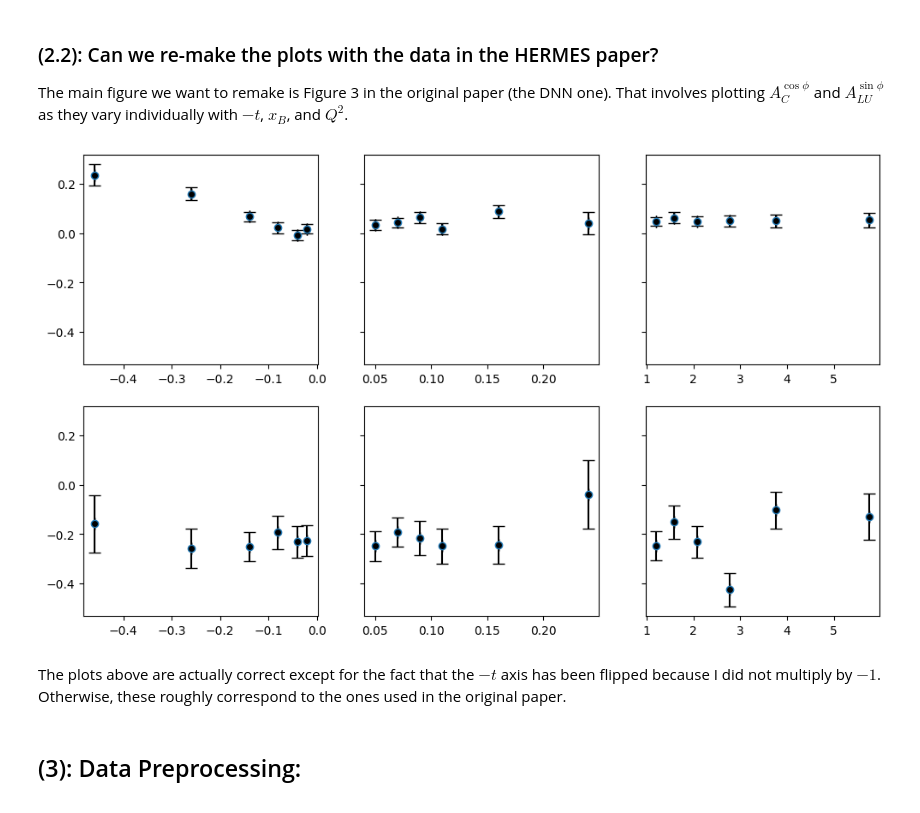
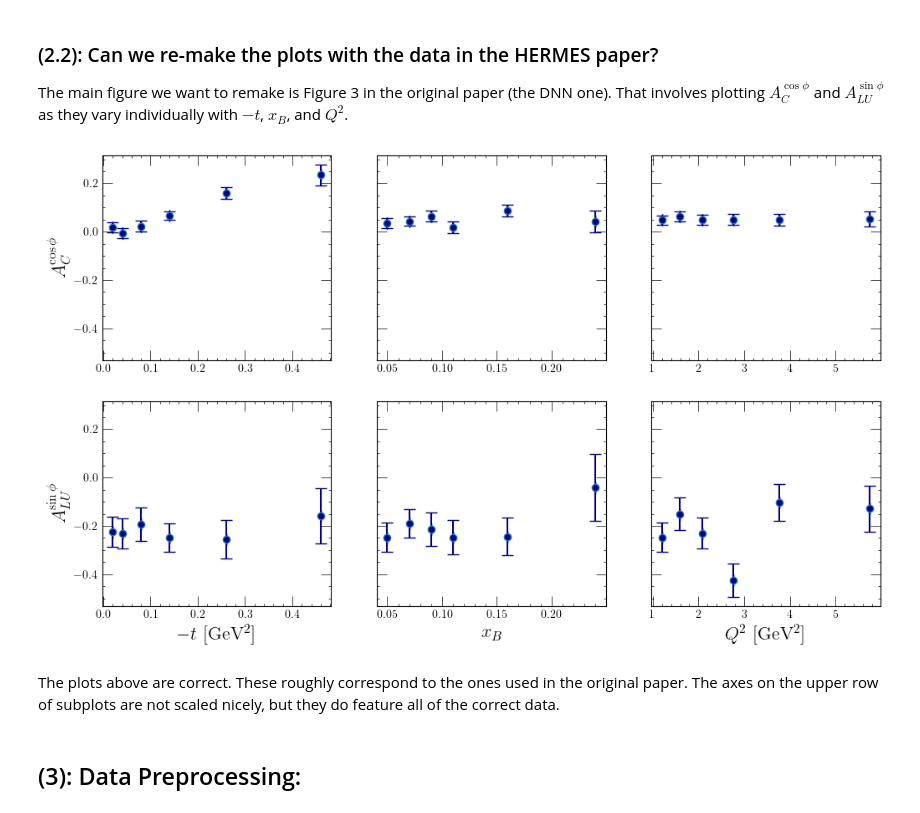
Before and after one commit to JayDanielsss/gpd_dnn, a Jupyter notebook: kms_nn_dvcs_2011/dvcs_cff_h_2011.ipynb, the cells around one changed output. Cells and saved outputs as stored; diff of their text form; code cells hidden in the pictures.

```diff
--- a/kms_nn_dvcs_2011/dvcs_cff_h_2011.ipynb
+++ b/kms_nn_dvcs_2011/dvcs_cff_h_2011.ipynb
@@ -16,2 +36,22 @@ from scipy.integrate import quad
+# %%
+plt.rcParams.update({
+    "text.usetex": True,
+    "font.family": "serif",
+})
+
+plt.rcParams['xtick.direction'] = 'in'
+plt.rcParams['xtick.major.size'] = 8.5
+plt.rcParams['xtick.major.width'] = 0.5
+plt.rcParams['xtick.minor.size'] = 2.5
+plt.rcParams['xtick.minor.width'] = 0.5
+plt.rcParams['xtick.minor.visible'] = True
+plt.rcParams['xtick.top'] = True
+plt.rcParams['ytick.direction'] = 'in'
+plt.rcParams['ytick.major.size'] = 8.5
+plt.rcParams['ytick.major.width'] = 0.5
+plt.rcParams['ytick.minor.size'] = 2.5
+plt.rcParams['ytick.minor.width'] = 0.5
+plt.rcParams['ytick.minor.visible'] = True
+plt.rcParams['ytick.right'] = True
 # %% [markdown]
 ## (2): Data Collection:
@@ -44,25 +88,25 @@ The main figure we want to remake is Figure 3 in the original paper (the DNN one
 fig, ax = plt.subplots(2, 3, sharey = True, figsize = (12, 7))
 
 ax[0][0].errorbar(
-    bca_1_data["-t"].iloc[:6],
+    -1. * bca_1_data["-t"].iloc[:6],
     bca_1_data["bca_1"].iloc[:6],
     xerr = 0.0,
     yerr = bca_1_data["bca_1_stat_plus"].iloc[:6],
     marker = 'o',
-    markerfacecolor = 'black',
+    markerfacecolor = '#000080',
     linestyle = "none",
-    ecolor = "black",
+    ecolor = "#000080",
     capsize = 5.)
 
 ax[1][0].errorbar(
-    bsa_1_data["-t"].iloc[:6],
+    -1.* bsa_1_data["-t"].iloc[:6],
     bsa_1_data["a_sin_lu_i_1"].iloc[:6],
     xerr = 0.0,
     yerr = bsa_1_data["a_sin_lu_i_1_stat_plus"].iloc[:6],
     marker = 'o',
-    markerfacecolor = 'black',
+    markerfacecolor = '#000080',
     linestyle = "none",
-    ecolor = "black",
+    ecolor = "#000080",
     capsize = 5.)
 
 ax[0][1].errorbar(
@@ -71,9 +115,9 @@ ax[0][1].errorbar(
     xerr = 0.0,
     yerr = bca_1_data["bca_1_stat_plus"].iloc[6:6+6],
     marker = 'o',
-    markerfacecolor = 'black',
+    markerfacecolor = '#000080',
     linestyle = "none",
-    ecolor = "black",
+    ecolor = "#000080",
     capsize = 5.)
 
 ax[1][1].errorbar(
@@ -81,43 +125,53 @@ ax[1][1].errorbar(
     bsa_1_data["a_sin_lu_i_1"].iloc[6:6+6],
     xerr = 0.0,
     yerr = bsa_1_data["a_sin_lu_i_1_stat_plus"].iloc[6:6+6],
     marker = 'o',
-    markerfacecolor = 'black',
+    markerfacecolor = '#000080',
     linestyle = "none",
-    ecolor = "black",
+    ecolor = "#000080",
     capsize = 5.)
 
 ax[0][2].errorbar(
     bca_1_data["q_squared"].iloc[6+6:],
     bca_1_data["bca_1"].iloc[6+6:],
     xerr = 0.0,
     yerr = bca_1_data["bca_1_stat_plus"].iloc[6+6:],
     marker = 'o',
-    markerfacecolor = 'black',
+    markerfacecolor = '#000080',
     linestyle = "none",
-    ecolor = "black",
-    capsize = 5.)
+    ecolor = "#000080",
+    capsize = 5.,)
 
 ax[1][2].errorbar(
     bsa_1_data["q_squared"].iloc[6+6:],
     bsa_1_data["a_sin_lu_i_1"].iloc[6+6:],
     xerr = 0.0,
     yerr = bsa_1_data["a_sin_lu_i_1_stat_plus"].iloc[6+6:],
     marker = 'o',
-    markerfacecolor = 'black',
+    markerfacecolor = '#000080',
     linestyle = "none",
-    ecolor = "black",
+    ecolor = "#000080",
     capsize = 5.)
 
 # How to make the subplots' y-axis invisible:
 # ax[1].get_yaxis().set_visible(False)
 # ax[2].get_yaxis().set_visible(False)
 
+ax[1][0].set_xlabel(r"$-t$ [GeV$^{2}$]", fontsize = 16)
+ax[1][1].set_xlabel(r'$x_{B}$', fontsize = 16)
+ax[1][2].set_xlabel(r'$Q^{2}$ [GeV$^{2}$]', fontsize = 16)
+
+ax[0][0].set_ylabel(r"$A_{C}^{\cos \phi}$", fontsize = 16)
+ax[1][0].set_ylabel(r"$A_{LU}^{\sin \phi}$", fontsize = 16)
+
+fig.savefig(f"./version_{VERSION_NUMBER}/plots/observable_data_v{MAJOR_MINOR_NUMBER}.png")
+fig.savefig(f"./version_{VERSION_NUMBER}/plots/observable_data_v{MAJOR_MINOR_NUMBER}.eps")
+
 plt.show()
 # %% [output]
-[figure, old version]
+[figure, new version]
 # %% [markdown]
-The plots above are actually correct except for the fact that the $-t$ axis has been flipped because I did not multiply by $-1$. Otherwise, these roughly correspond to the ones used in the original paper.
+The plots above are correct. These roughly correspond to the ones used in the original paper. The axes on the upper row of subplots are not scaled nicely, but they do feature all of the correct data.
 # %% [markdown]
 ## (3): Data Preprocessing:
 # %% [markdown]
```
Also changed, not shown: parts of 82 cells of this notebook, 6 other files.
